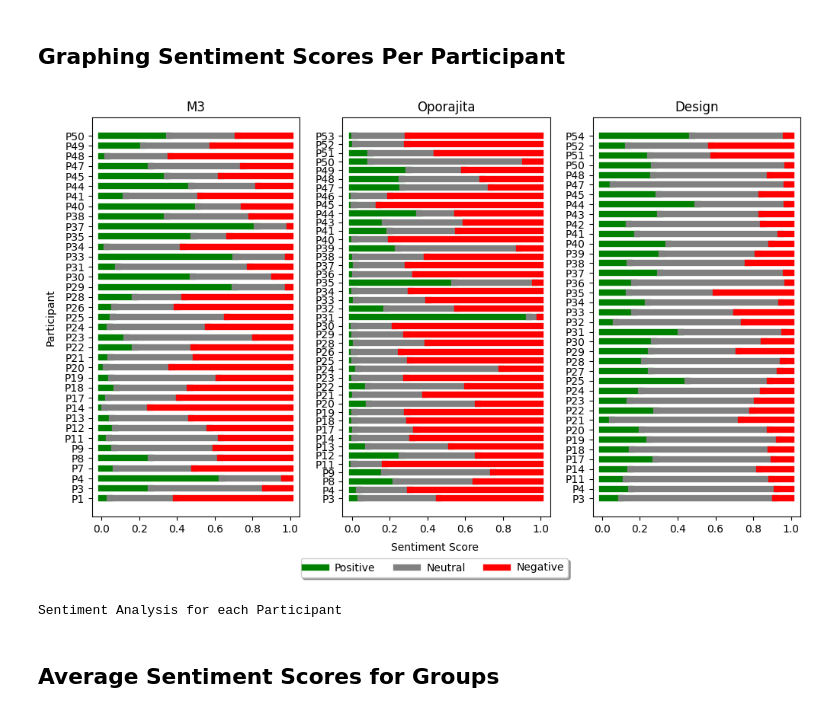
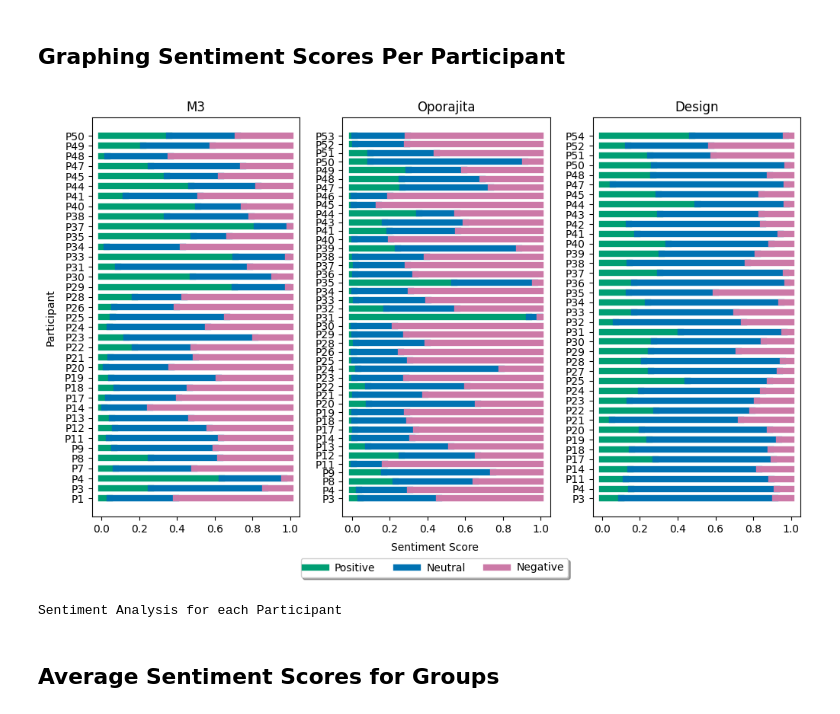
Before and after one commit to SumitKar01/mail-response-analysis, a Jupyter notebook: graphing-response-sp.ipynb, the cells around one changed output. Drawn from its saved outputs; the diff is of its cells as text; code cells hidden in the pictures.

Commit message:
Kaggle Notebook | Graphing Response SP | Accessible Colors

```diff
--- a/graphing-response-sp.ipynb
+++ b/graphing-response-sp.ipynb
@@ -85,37 +85,37 @@ def plot_thin_stacked_bar_subplot(df, title, ax, legend=False):
 
     # Iterate through each row in the DataFrame
     for i, row in df.iterrows():
         participant = row['Participant']
-        ax.plot([0, row['Sentiment_Positive']], [y[i], y[i]], color='green', linewidth=4*bar_width, label='Positive' if i == 0 else None)
-        ax.plot([row['Sentiment_Positive'], row['Sentiment_Positive'] + row['Sentiment_Neutral']], [y[i], y[i]], color='grey', linewidth=4*bar_width, label='Neutral' if i == 0 else None)
-        ax.plot([row['Sentiment_Positive'] + row['Sentiment_Neutral'], row['Sentiment_Positive'] + row['Sentiment_Neutral'] + row['Sentiment_Negative']], [y[i], y[i]], color='red', linewidth=4*bar_width, label='Negative' if i == 0 else None)
+        ax.plot([0, row['Sentiment_Positive']], [y[i], y[i]], color='#009E73', linewidth=4*bar_width, label='Positive' if i == 0 else None)
+        ax.plot([row['Sentiment_Positive'], row['Sentiment_Positive'] + row['Sentiment_Neutral']], [y[i], y[i]], color='#0072B2', linewidth=4*bar_width, label='Neutral' if i == 0 else None)
+        ax.plot([row['Sentiment_Positive'] + row['Sentiment_Neutral'], row['Sentiment_Positive'] + row['Sentiment_Neutral'] + row['Sentiment_Negative']], [y[i], y[i]], color='#CC79A7', linewidth=4*bar_width, label='Negative' if i == 0 else None)
     ax.set_title(title)
     ax.set_yticks(y)
     ax.set_yticklabels(df['Participant'])
 
 
 custom_tick_labels = ['Participant A', 'Participant B', 'Participant C']
 # Create subplots
 fig, axes = plt.subplots(1, 3, figsize=(10, 6))
 
 # Plot each DataFrame on a separate subplot
 plot_thin_stacked_bar_subplot(avg_m3_df, 'M3', axes[0])
 plot_thin_stacked_bar_subplot(avg_oporajita_df, 'Oporajita', axes[1])
 plot_thin_stacked_bar_subplot(avg_design_df, 'Design', axes[2], legend=True)
 
 
 # Set common xlabel and ylabel for the entire figure
 fig.text(0.5, -0.01, 'Sentiment Score', ha='center')
 fig.text(-0.01, 0.5, 'Participant', va='center', rotation='vertical')
 # Create a legend outside the subplots
 handles, labels = axes[0].get_legend_handles_labels()
 fig.legend(handles, labels, loc='lower center', bbox_to_anchor=(0.5, -0.08), shadow=True, ncol=3)
 
 plt.tight_layout()
 plt.show()
 print('Sentiment Analysis for each Participant')
 # %% [output]
-[figure, old version]
+[figure, new version]
 Sentiment Analysis for each Participant
 # %% [markdown]
 ## Average Sentiment Scores for Groups
```
Also changed, not shown: parts of 2 cells of this notebook.
